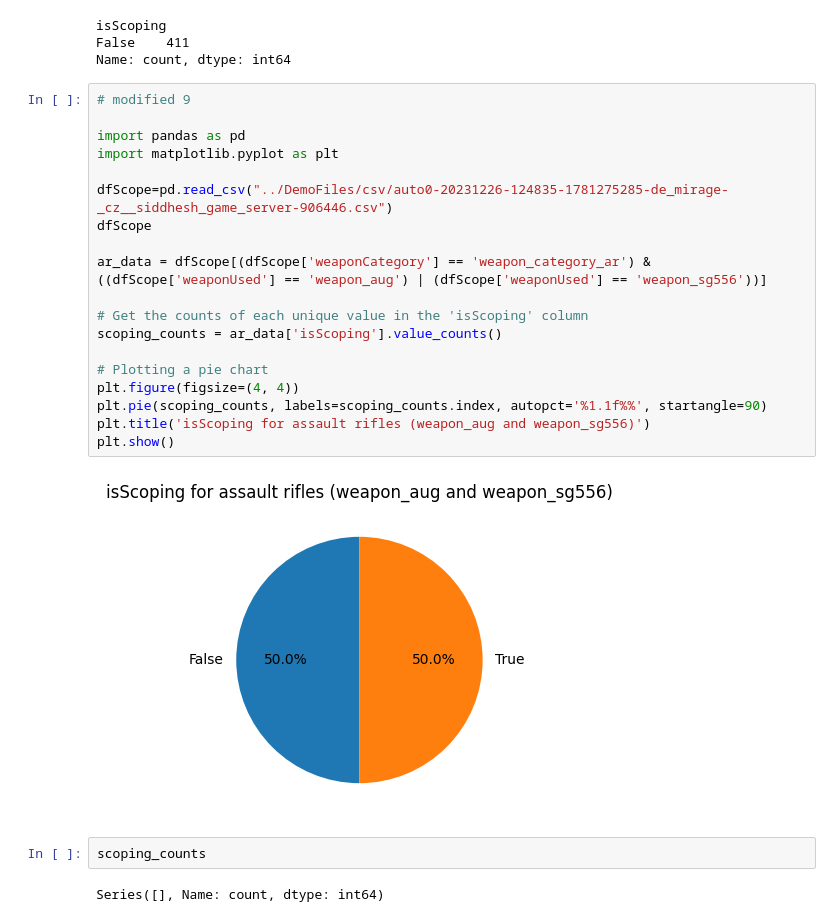
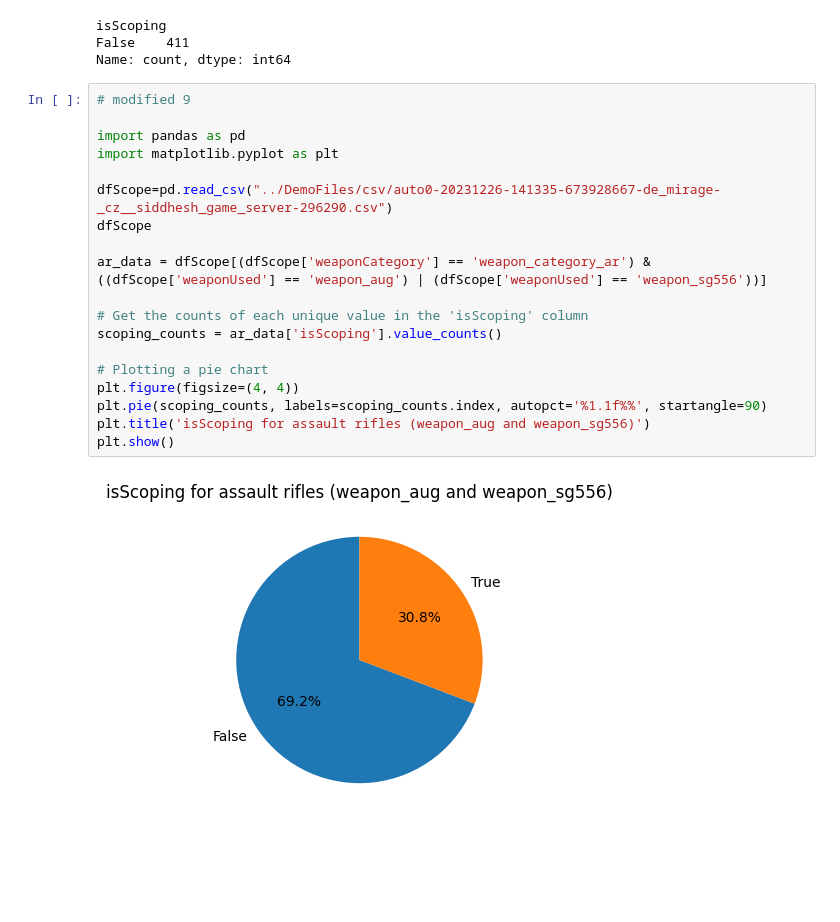
Before and after one commit to YAA-C/GEPCS, a Jupyter notebook: visualization/2,7,1,3,9 Visualization.ipynb, the cells around one changed output. Drawn from its saved outputs; the diff is of its cells as text; blank space fills up the shorter version.

```diff
--- a/visualization/2,7,1,3,9 Visualization.ipynb
+++ b/visualization/2,7,1,3,9 Visualization.ipynb
@@ -689,25 +689,21 @@ Name: count, dtype: int64
 # %%
 # modified 9
 
 import pandas as pd
 import matplotlib.pyplot as plt
 
-dfScope=pd.read_csv("../DemoFiles/csv/auto0-20231226-124835-1781275285-de_mirage-_cz__siddhesh_game_server-906446.csv")
+dfScope=pd.read_csv("../DemoFiles/csv/auto0-20231226-141335-673928667-de_mirage-_cz__siddhesh_game_server-296290.csv")
 dfScope
 
 ar_data = dfScope[(dfScope['weaponCategory'] == 'weapon_category_ar') & ((dfScope['weaponUsed'] == 'weapon_aug') | (dfScope['weaponUsed'] == 'weapon_sg556'))]
 
 # Get the counts of each unique value in the 'isScoping' column
 scoping_counts = ar_data['isScoping'].value_counts()
 
 # Plotting a pie chart
 plt.figure(figsize=(4, 4))
 plt.pie(scoping_counts, labels=scoping_counts.index, autopct='%1.1f%%', startangle=90)
 plt.title('isScoping for assault rifles (weapon_aug and weapon_sg556)')
 plt.show()
 # %% [output]
-[figure, old version]
+[figure, new version]
-# %%
-scoping_counts
-# %% [output]
-Series([], Name: count, dtype: int64)
```
Also changed, not shown: 1 other file.
